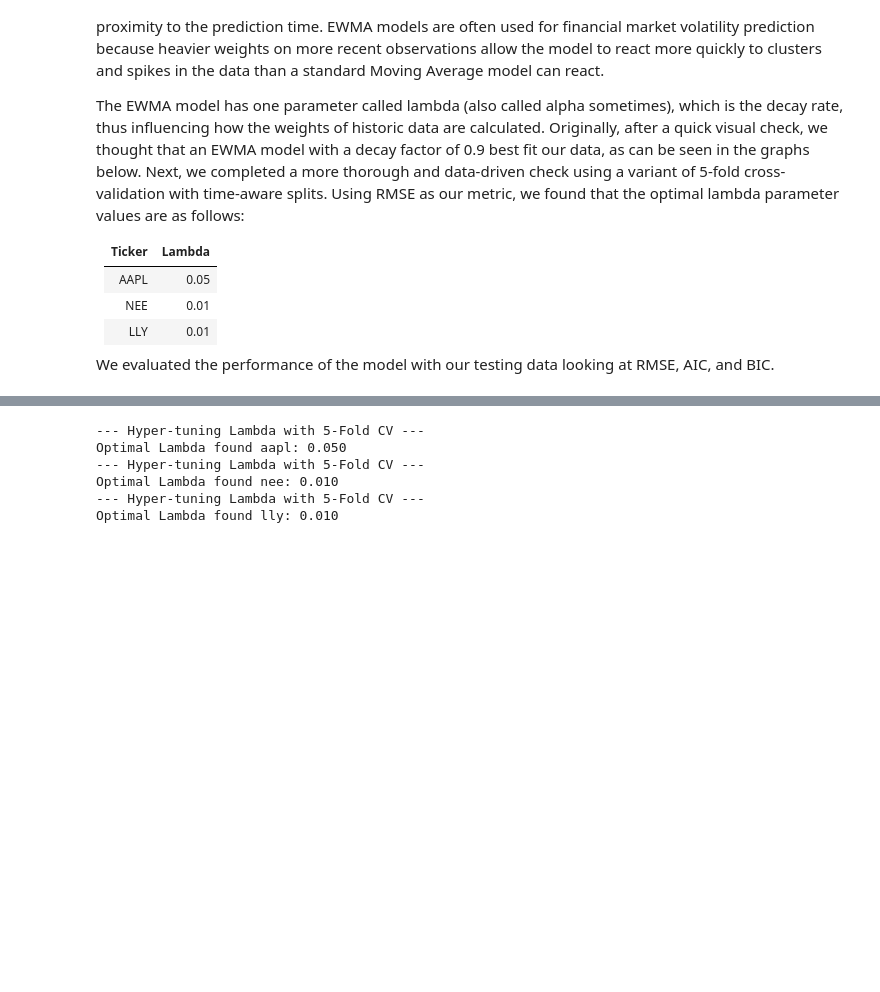
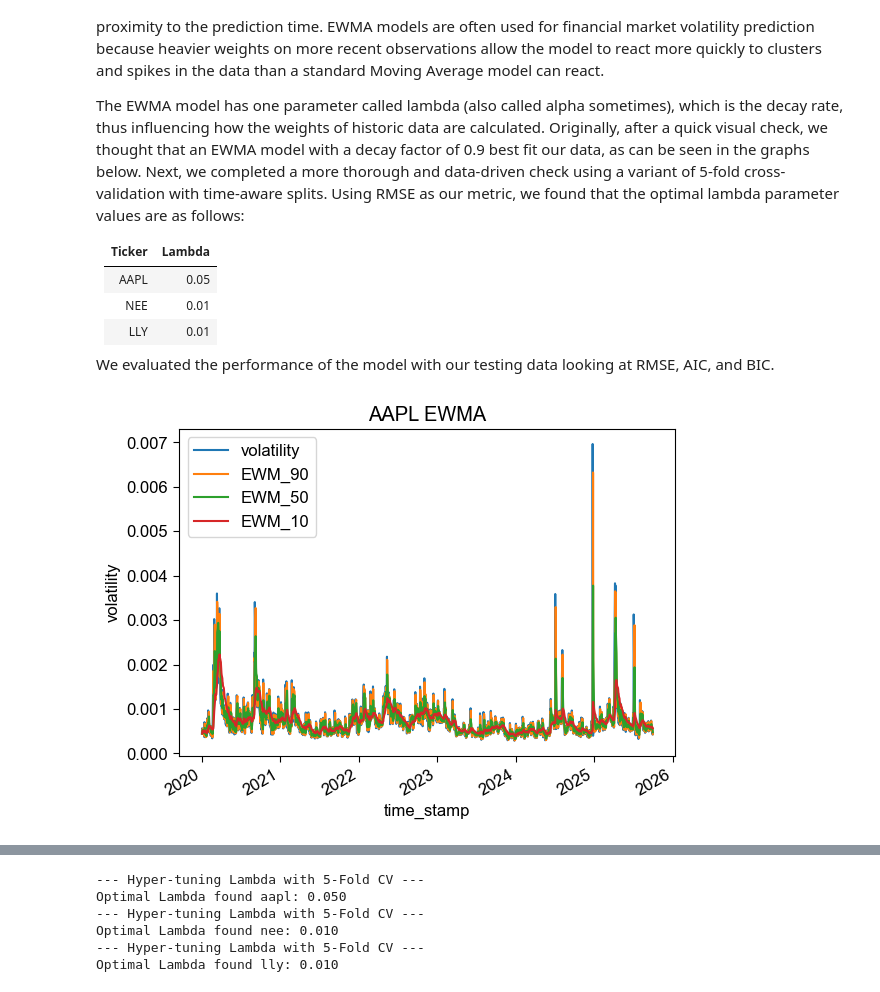
Before and after one commit to asalpert/msdas_practicum-project, a Jupyter notebook: second_report_final.ipynb, the cells around one changed output, grey strips where cells are left out. Saved outputs shown, nothing was run; the diff lists cells and outputs as text; code cells hidden in the pictures; blank space fills up the shorter version.

```diff
--- a/second_report_final.ipynb
+++ b/second_report_final.ipynb
@@ -126,7 +140,6 @@ plt.show()
 
 Notice that the stock price was increasing steadily until March 2023 when the price increased dramatically. Since June 2024, the LLY stock price has been on a general decreasing trend
 # %%
-aapl_df['timestamp'] = pd.to_datetime(aapl_df['timestamp'])
 
 fig, axs = plt.subplots(2, 2, figsize=(12, 8))
 
@@ -149,7 +162,6 @@ plt.show()
 
 Notice that the NextEra stock price shot up dramatically startin in March 2020 through the end of the year. Since then, there have been many flucations, but a general decrease in stock price. Since the start of 2025, the nee stock prices has been mostly increasing.
 # %%
-aapl_df['timestamp'] = pd.to_datetime(aapl_df['timestamp'])
 
 fig, axs = plt.subplots(2, 2, figsize=(12, 8))
 
@@ -467,5 +562,16 @@ The EWMA model has one parameter called lambda (also called alpha sometimes), wh
 We evaluated the performance of the model with our testing data looking at RMSE, AIC, and BIC.
 # %%
 # AAPL EWMA -- Prelim
+daily_volatility_AAPL.name = 'volatility'
+daily_volatility_AAPL = daily_volatility_AAPL.to_frame()
+daily_volatility_AAPL['EWM_90'] = daily_volatility_AAPL['volatility'].shift(1).ewm(alpha=.90).mean()
+daily_volatility_AAPL['EWM_50'] = daily_volatility_AAPL['volatility'].shift(1).ewm(alpha=.50).mean()
+daily_volatility_AAPL['EWM_10'] = daily_volatility_AAPL['volatility'].shift(1).ewm(alpha=.10).mean()
+daily_volatility_AAPL.plot()
+plt.title("AAPL EWMA")
+plt.ylabel("volatility")
+plt.show()
+# %% [output]
+[figure, added]
 # %%
 # LLY EWMA -- Prelim
```
Also changed, not shown: parts of 110 cells of this notebook, 2 other files.
